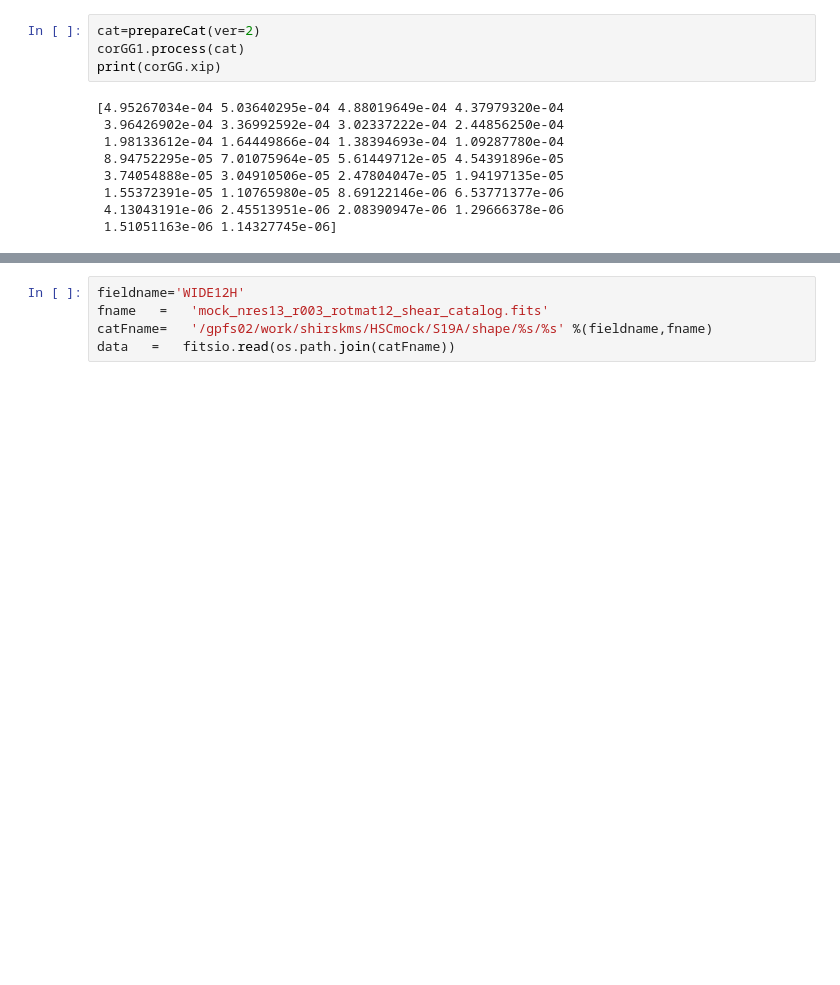
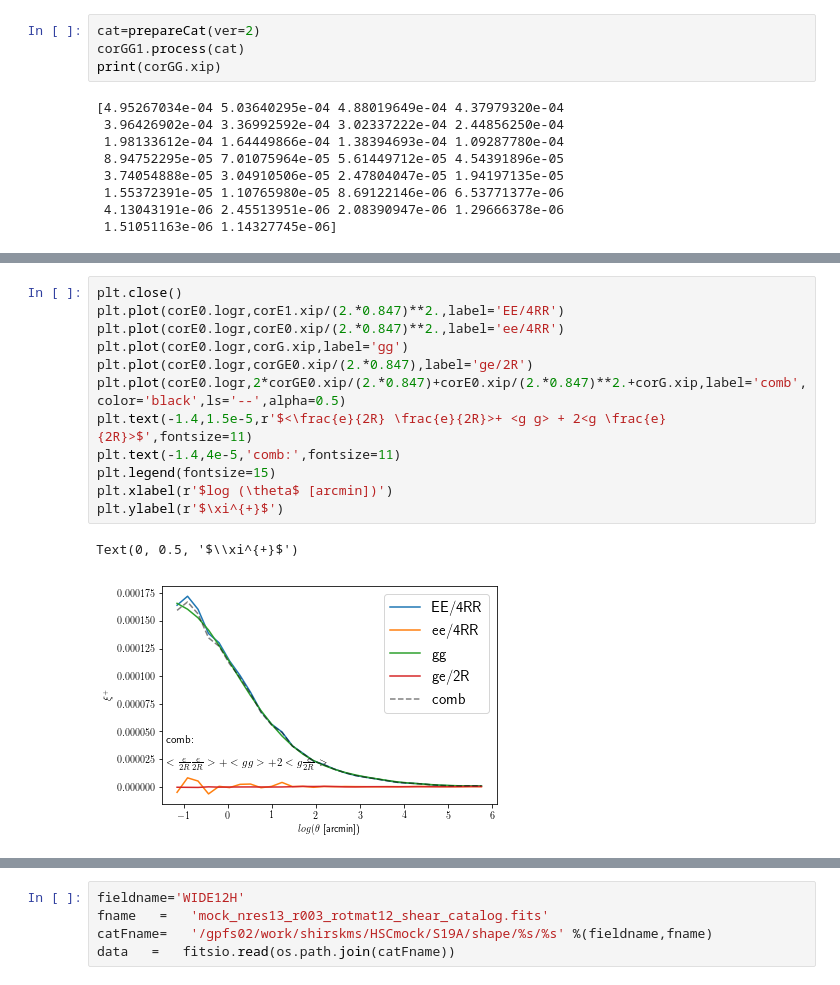
Before and after one commit to mr-superonion/G3sim-HSC, a Jupyter notebook: notebook/blind/6_1-requirement_cosmicShear.ipynb, the cells around one changed output, grey strips where cells are left out. Drawn from its saved outputs; the diff is of its cells as text; blank space fills up the shorter version.

```diff
--- a/notebook/blind/6_1-requirement_cosmicShear.ipynb
+++ b/notebook/blind/6_1-requirement_cosmicShear.ipynb
@@ -160,0 +191,15 @@ plt.legend()
+# %%
+plt.close()
+plt.plot(corE0.logr,corE1.xip/(2.*0.847)**2.,label='EE/4RR')
+plt.plot(corE0.logr,corE0.xip/(2.*0.847)**2.,label='ee/4RR')
+plt.plot(corE0.logr,corG.xip,label='gg')
+plt.plot(corE0.logr,corGE0.xip/(2.*0.847),label='ge/2R')
+plt.plot(corE0.logr,2*corGE0.xip/(2.*0.847)+corE0.xip/(2.*0.847)**2.+corG.xip,label='comb',color='black',ls='--',alpha=0.5)
+plt.text(-1.4,1.5e-5,r'$<\frac{e}{2R} \frac{e}{2R}>+ <g g> + 2<g \frac{e}{2R}>$',fontsize=11)
+plt.text(-1.4,4e-5,'comb:',fontsize=11)
+plt.legend(fontsize=15)
+plt.xlabel(r'$log (\theta$ [arcmin])')
+plt.ylabel(r'$\xi^{+}$')
+# %% [output]
+Text(0, 0.5, '$\\xi^{+}$')
+[figure, added]
```
Also changed, not shown: parts of 13 cells of this notebook, 3 other files.
